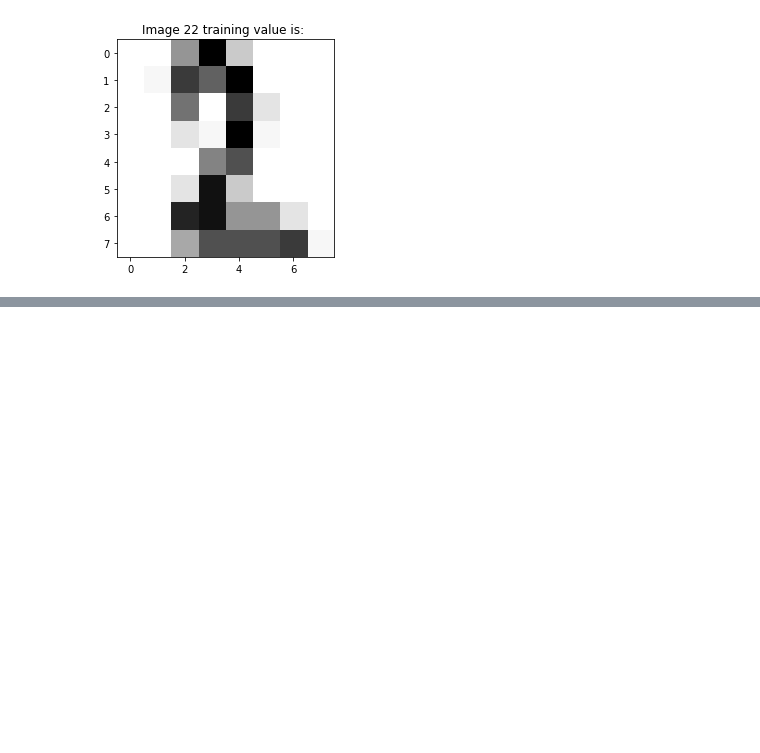
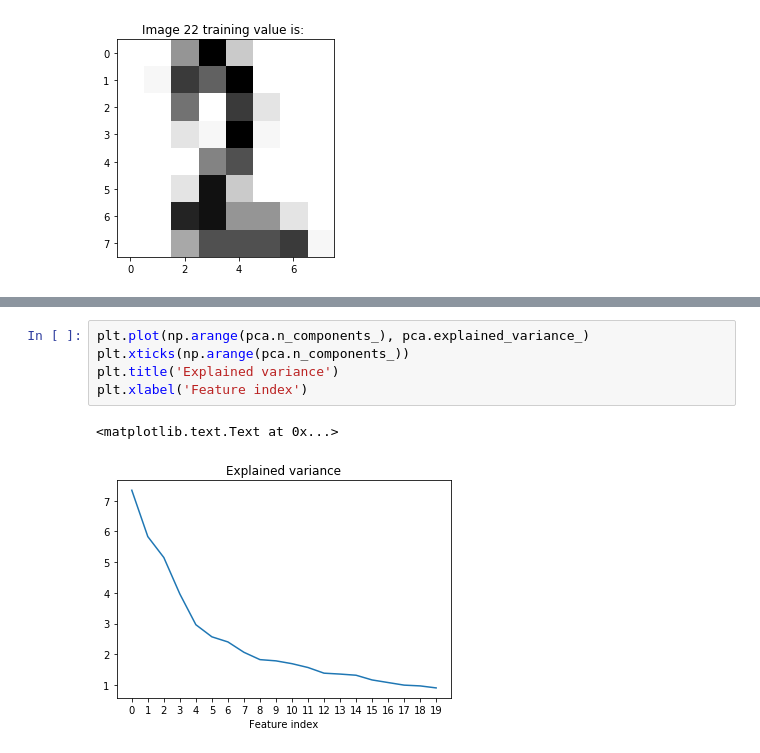
Before and after one commit to IsabelGP/boot-camps, a Jupyter notebook: Data science pipeline.ipynb, the cells around one changed output, grey strips where cells are left out. Drawn from its saved outputs; the diff is of its cells as text; blank space fills up the shorter version.

```diff
--- a/Data science pipeline.ipynb
+++ b/Data science pipeline.ipynb
@@ -63,0 +105,8 @@ Image 22 ground truth value is: '2'
+# %%
+plt.plot(np.arange(pca.n_components_), pca.explained_variance_)
+plt.xticks(np.arange(pca.n_components_))
+plt.title('Explained variance')
+plt.xlabel('Feature index')
+# %% [output]
+<matplotlib.text.Text at 0x...>
+[figure, added]
```
Also changed, not shown: parts of 30 cells of this notebook.
